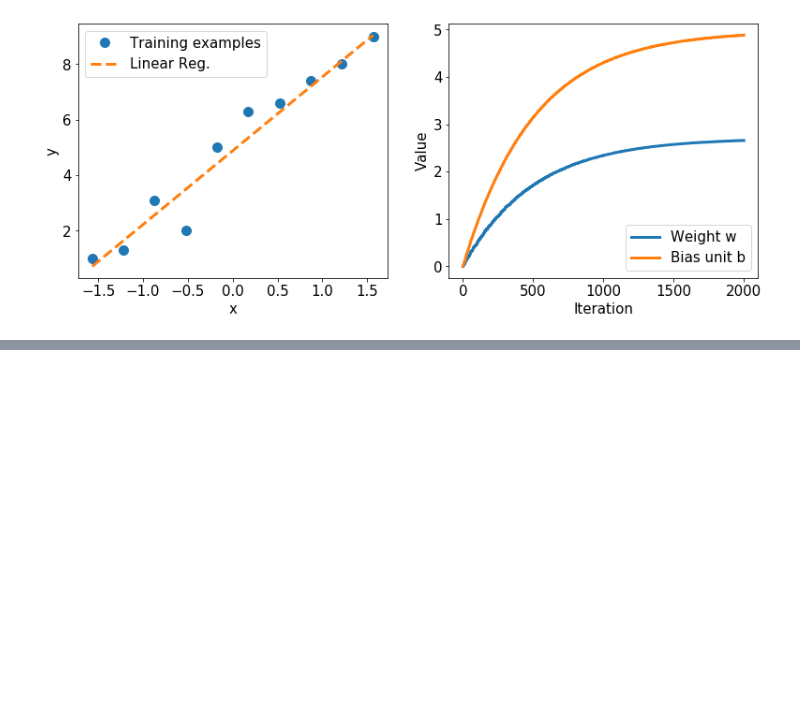
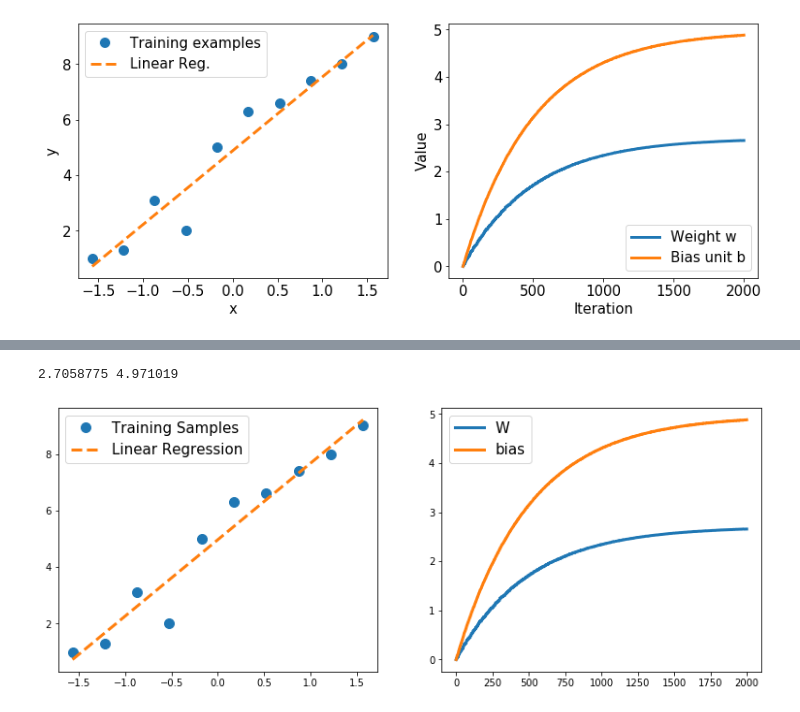
Before and after one commit to yonsken/python-ml-exercises, a Jupyter notebook: chapter_exercises/chapter_13/keras.ipynb, the cells around one changed output, grey strips where cells are left out. Saved outputs shown, nothing was run; the diff lists cells and outputs as text; code cells hidden in the pictures; blank space fills up the shorter version.

```diff
--- a/chapter_exercises/chapter_13/keras.ipynb
+++ b/chapter_exercises/chapter_13/keras.ipynb
@@ -177,0 +183,8 @@ Final Parameters: 2.6576622 4.8798566
+# %%
+tf.random.set_seed(1)
+model = MyModel()
+#model.build((None, 1))
+
+model.compile(optimizer='sgd',
+              loss=loss_fn,
+              metrics=['mae', 'mse'])
@@ -177,0 +193,4 @@ Final Parameters: 2.6576622 4.8798566
+# %%
+model.fit(X_train_norm, y_train,
+          epochs=num_epochs, batch_size=batch_size,
+          verbose=1)
@@ -177,0 +219,24 @@ Final Parameters: 2.6576622 4.8798566
+# %%
+print(model.w.numpy(), model.b.numpy())
+
+
+X_test = np.linspace(0, 9, num=100).reshape(-1, 1)
+X_test_norm = (X_test - np.mean(X_train)) / np.std(X_train)
+
+y_pred = model(tf.cast(X_test_norm, dtype=tf.float32))
+
+
+fig = plt.figure(figsize=(13, 5))
+ax = fig.add_subplot(1, 2, 1)
+plt.plot(X_train_norm, y_train, 'o', markersize=10)
+plt.plot(X_test_norm, y_pred, '--', lw=3)
+plt.legend(['Training Samples', 'Linear Regression'], fontsize=15)
+
+ax = fig.add_subplot(1, 2, 2)
+plt.plot(Ws, lw=3)
+plt.plot(bs, lw=3)
+plt.legend(['W', 'bias'], fontsize=15)
+plt.show()
+# %% [output]
+2.7058775 4.971019
+[figure, added]
```
Also changed, not shown: parts of 28 cells of this notebook, 1 other file.
